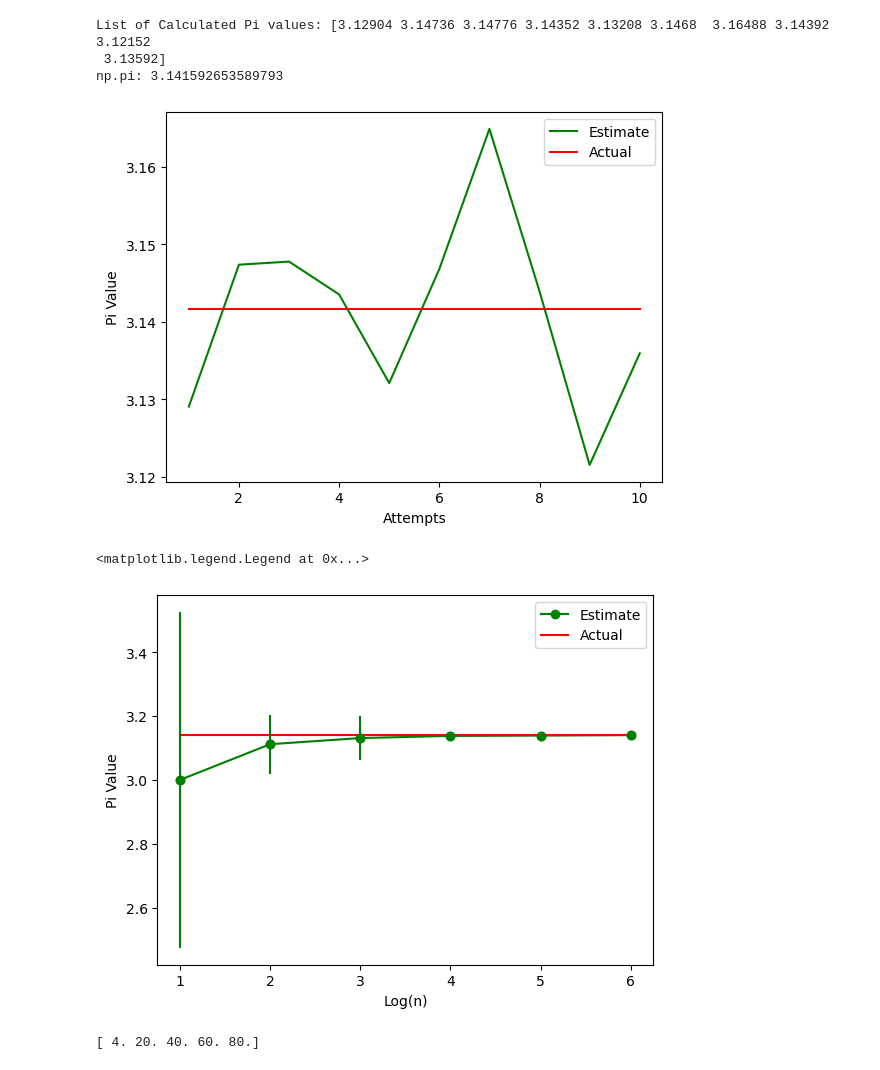
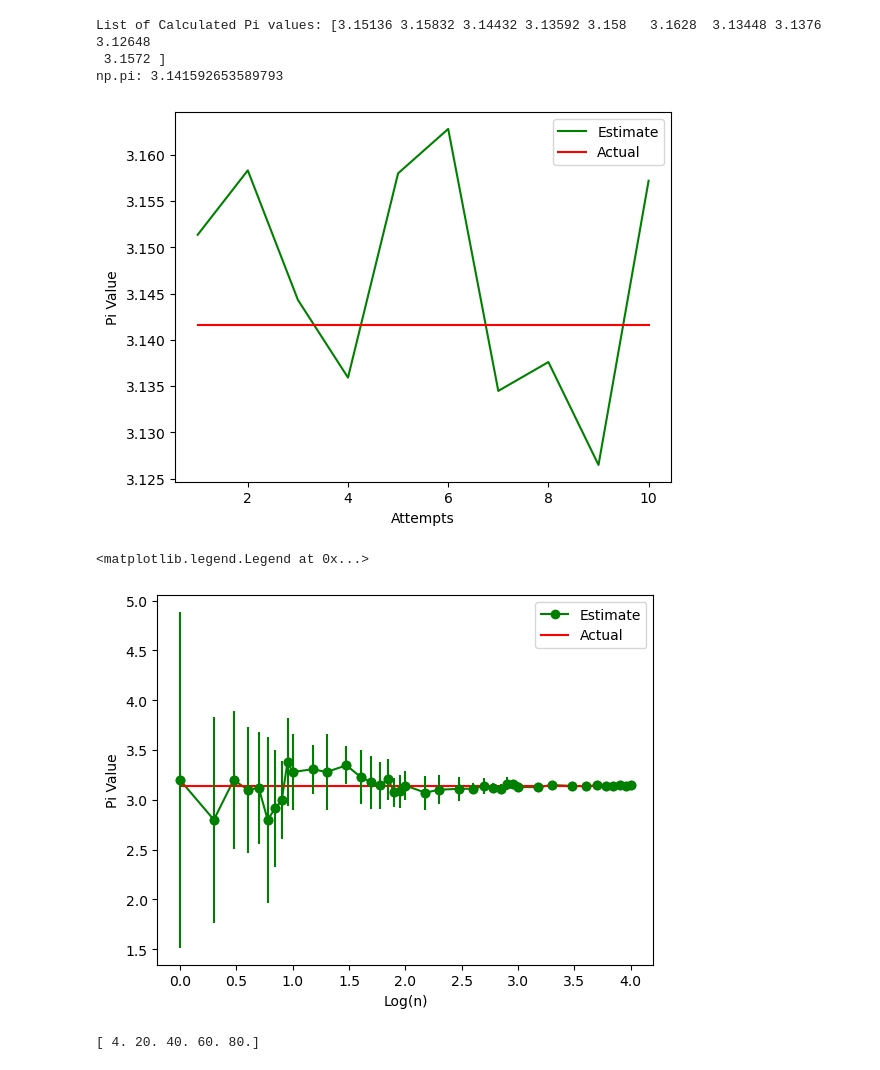
Before and after one commit to EvanBarkus/Intro_Python_Project, a Jupyter notebook: Calculate_Pi.ipynb, the cells around one changed output. Saved outputs shown, nothing was run; the diff lists cells and outputs as text; code cells hidden in the pictures.

```diff
--- a/Calculate_Pi.ipynb
+++ b/Calculate_Pi.ipynb
@@ -42,7 +42,7 @@ Actual Pi Value: 3.141592653589793
 def pi_estimate(n, circle_r):
     square_side = 2*circle_r
     ncircle=0
-    for i in range(n):
+    for i in range(int(n)):
         x = random.uniform(-1*circle_r,circle_r)
         y = random.uniform(-1*circle_r,circle_r)
         r = x**2 + y**2
@@ -71,10 +71,10 @@ plt.legend()
 print('List of Calculated Pi values:',pivalues)
 print('np.pi:',np.pi)
 # %% [output]
-List of Calculated Pi values: [3.12904 3.14736 3.14776 3.14352 3.13208 3.1468  3.16488 3.14392 3.12152
- 3.13592]
+List of Calculated Pi values: [3.15136 3.15832 3.14432 3.13592 3.158   3.1628  3.13448 3.1376  3.12648
+ 3.1572 ]
 np.pi: 3.141592653589793
-[figure, old version]
+[figure, new version]
 # %%
 #Explanation
 #The values of pi calculated vary a lot between randomizations, but with larger values of n the value tends to get closer to the actual value.
@@ -85,46 +85,54 @@ np.pi: 3.141592653589793
 
 import statistics as stats
 
+#nvalues = np.arange(0,10010,10)
+
+#z = np.asarray(nvalues).astype(np.float64)
+#test = np.arange(0,10,2)
+
+#print(nvalues)
+#print(nvalues)
+
 circle_r = 1
-nvalues = [10,100,1000,10000,100000,1000000]
-pivalues = np.zeros(6)
-exactpi = np.zeros(6)
+nvalues = [1,2,3,4,5,6,7,8,9,10,15,20,30,40,50,60,70,80,90,100,150,200,300,400,500,600,700,800,900,1000,1500,2000,3000,4000,5000,6000,7000,8000,9000,10000]
+pivalues = np.zeros(len(nvalues))
+exactpi = np.zeros(len(nvalues))
 
-piavgvalues = np.zeros(6)
+piavgvalues = np.zeros(len(nvalues))
 
 #Finds the standard deviation for a sample of a given number of pi estimates at a specific n value
 def pi_err(nvalues, circle_r, steps):
     pisample1 = np.zeros(steps)
     for j in range(steps):
         pisample1[j] = pi_estimate(nvalues,circle_r)
     return stats.stdev(pisample1)
 
 #Finds the average value of pi from a sample of a given number of pi estimates at a specific n value
 def pi_avg(nvalues, circle_r, steps):
     pisample2 = np.zeros(steps)
     for j in range(steps):
         pisample2[j] = pi_estimate(nvalues,circle_r)
     return np.mean(pisample2)
 
 #Calculates estimates of pi for each n value and finds the standard deviation of a sample of estimates
-y_err = np.zeros(6)
+y_err = np.zeros(len(nvalues))
 for i in range(len(nvalues)):
     y_err[i] = pi_err(nvalues[i], circle_r, 10)
     piavgvalues[i] = pi_avg(nvalues[i], circle_r, 10)
     exactpi[i] = np.pi
 
 #Plots Pi estimate values versus the log of the n value
 plt.xlabel('Log(n)')
 plt.ylabel('Pi Value')
 plt.plot(np.log10(nvalues), piavgvalues, color = 'g', label = 'Estimate', marker = 'o')
 plt.plot(np.log10(nvalues), exactpi, color = 'r', label = 'Actual')
 plt.errorbar(np.log10(nvalues), piavgvalues, yerr=y_err, color = 'g', fmt="o")
 plt.legend()
 
 #Standard deviation decreases with number of points and average value gets closer to pi.
 # %% [output]
 <matplotlib.legend.Legend at 0x...>
-[figure, old version]
+[figure, new version]
 # %%
 #Convergence check for radius and length
 
```
Also changed, not shown: parts of 1 cell of this notebook.
